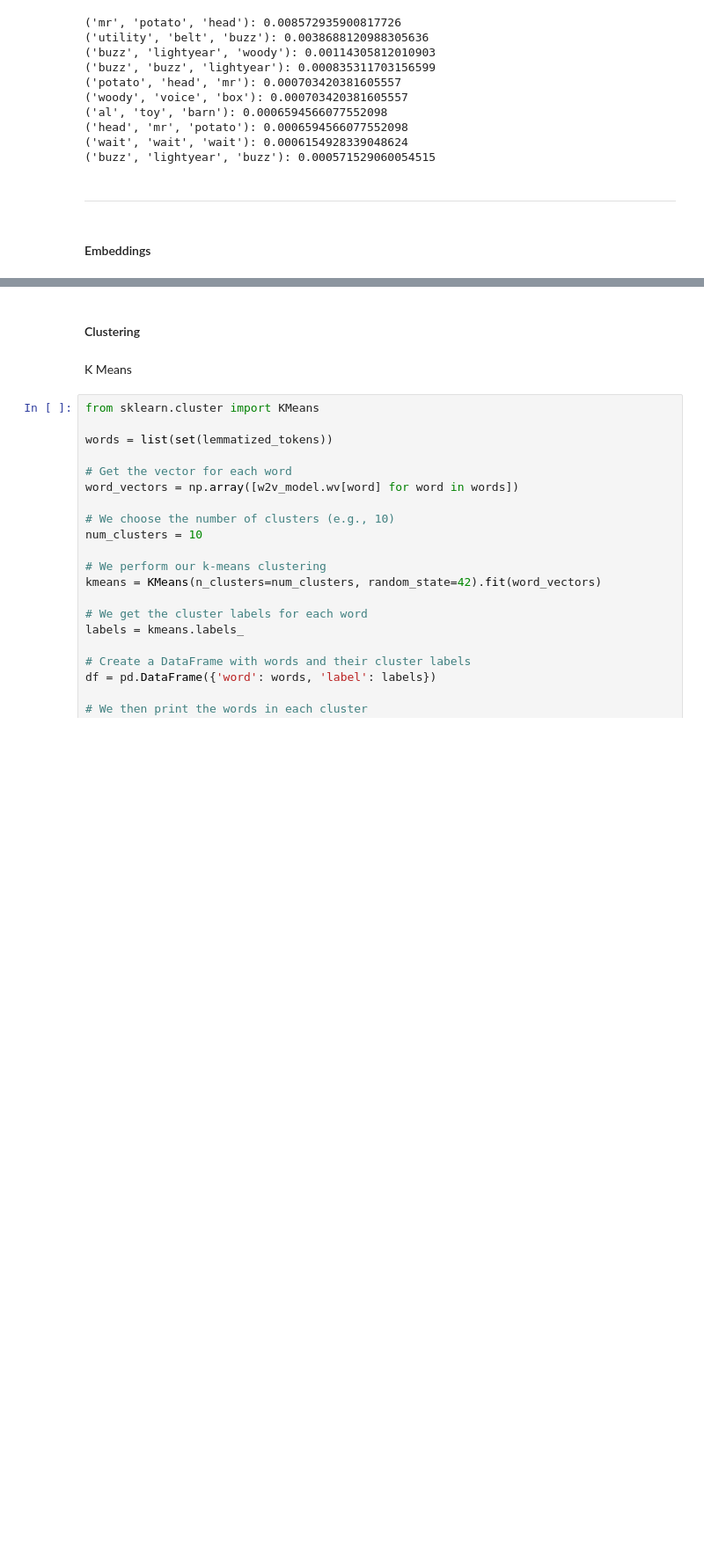
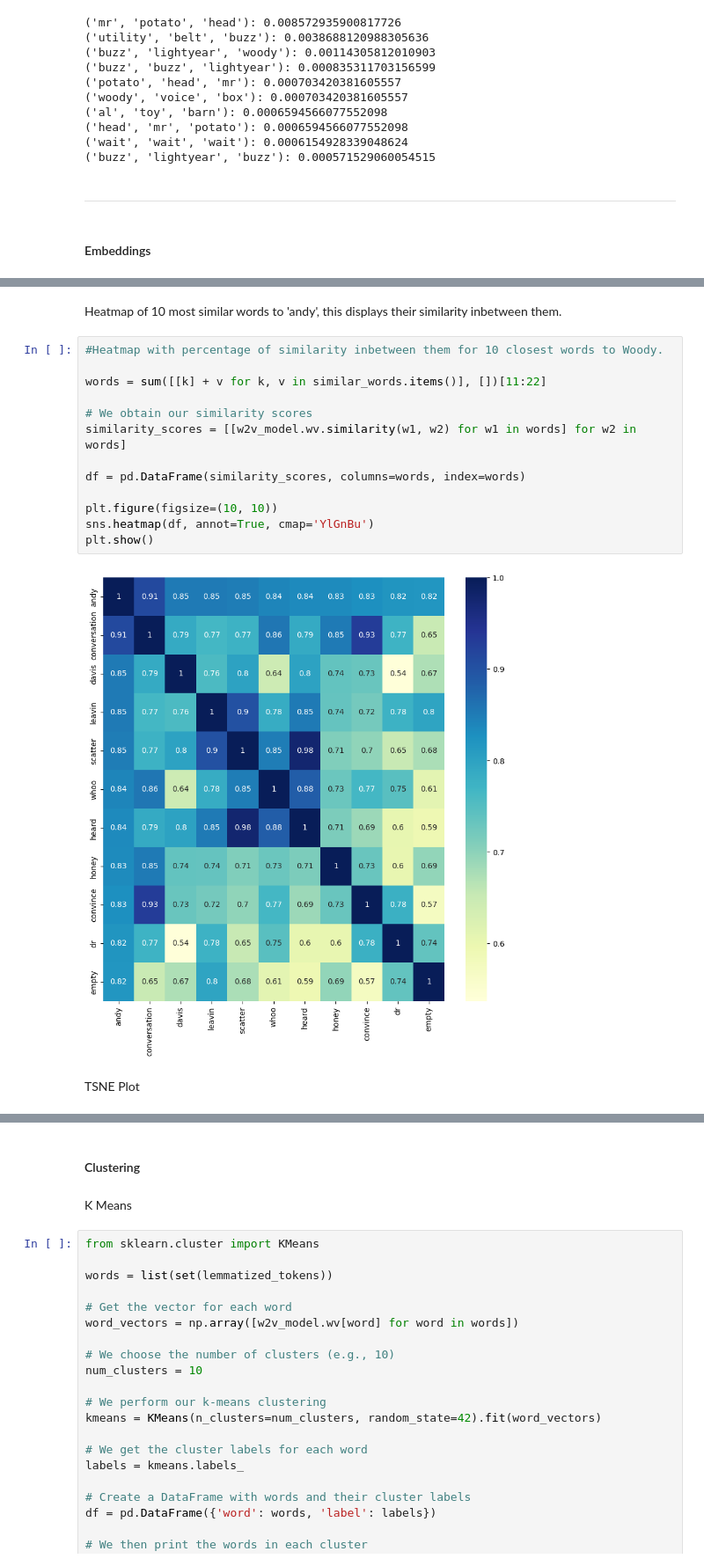
Before and after one commit to mau-JS/NLP-Project, a Jupyter notebook: ProjectNLP.ipynb, the cells around one changed output, grey strips where cells are left out. Shown at 88% size. Saved outputs shown, nothing was run; the diff lists cells and outputs as text; blank space fills up the shorter version.

```diff
--- a/ProjectNLP.ipynb
+++ b/ProjectNLP.ipynb
@@ -235,3 +235,22 @@ plt.show()
+# %% [markdown]
+Heatmap of 10 most similar words to 'andy', this displays their similarity inbetween them.
+# %%
+#Heatmap with percentage of similarity inbetween them for 10 closest words to Woody.
+
+words = sum([[k] + v for k, v in similar_words.items()], [])[11:22]
+
+# We obtain our similarity scores
+similarity_scores = [[w2v_model.wv.similarity(w1, w2) for w1 in words] for w2 in words]
+
+df = pd.DataFrame(similarity_scores, columns=words, index=words)
+
+plt.figure(figsize=(10, 10))
+sns.heatmap(df, annot=True, cmap='YlGnBu')
+plt.show()
+# %% [output]
+[figure, added]
+# %% [markdown]
+TSNE Plot
 # %%
 from sklearn.manifold import TSNE
 import matplotlib.pyplot as plt
```
Also changed, not shown: parts of 13 cells of this notebook.
